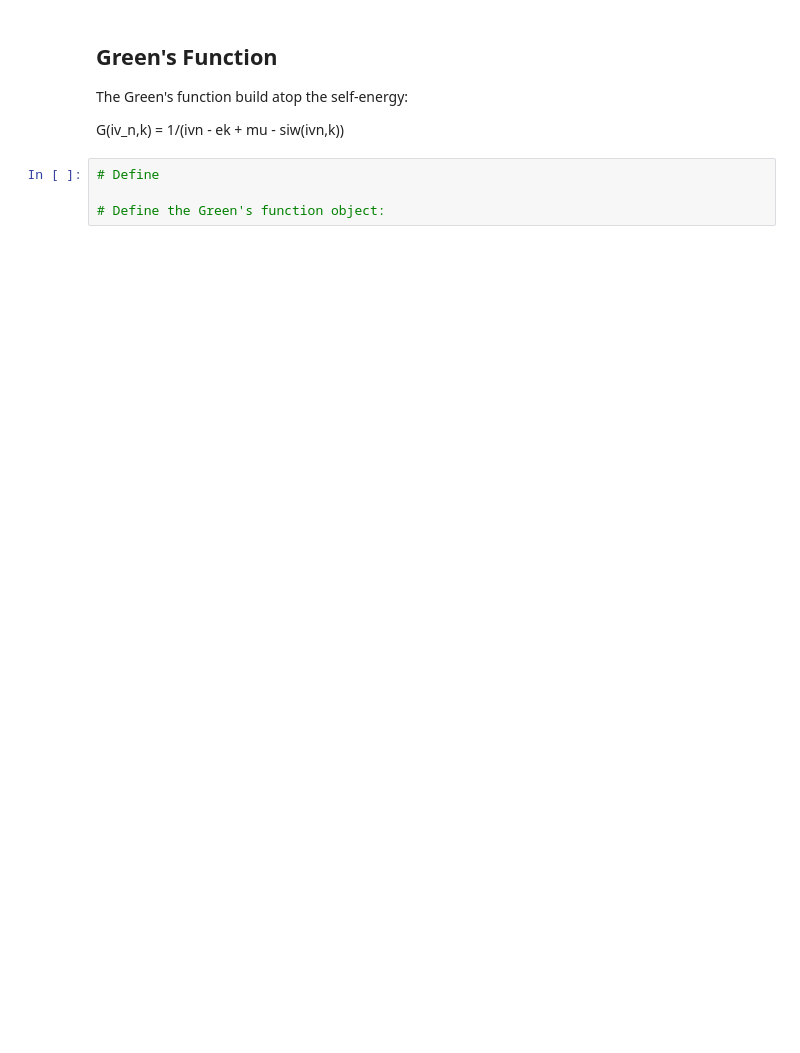
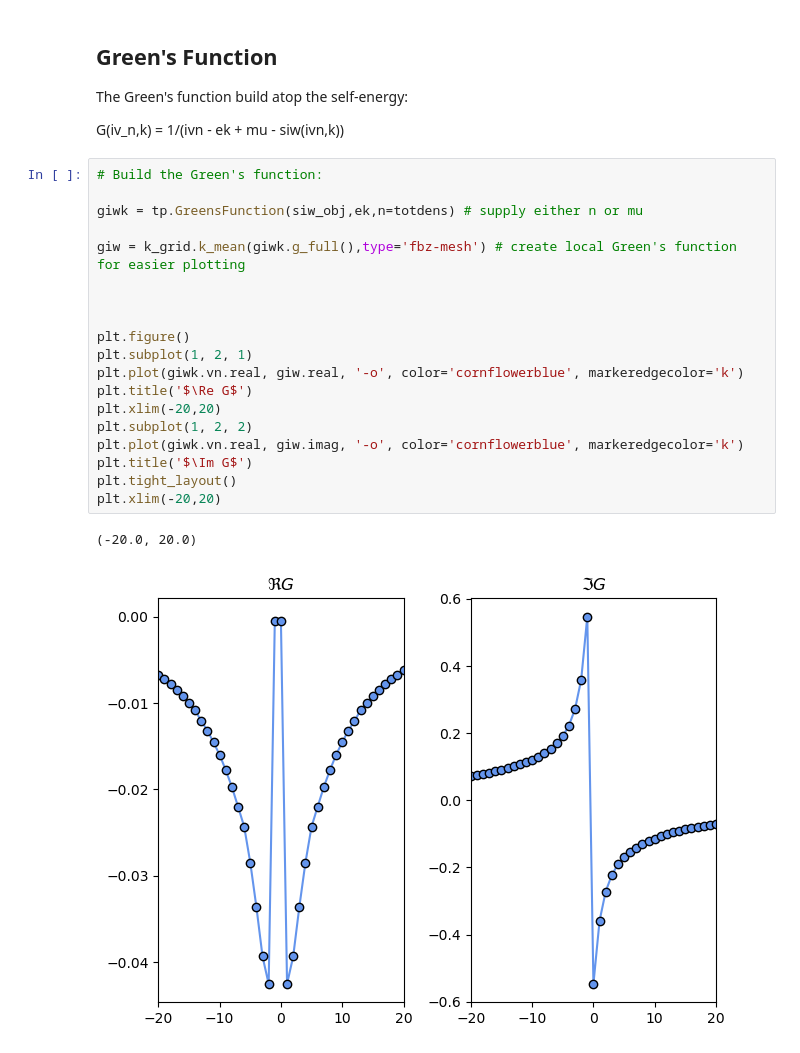
Before and after one commit to PaulWorm/DGApy, a Jupyter notebook: tutorial/Intoduction.ipynb, the cells around one changed output. Drawn from its saved outputs; the diff is of its cells as text; blank space fills up the shorter version.

```diff
--- a/tutorial/Intoduction.ipynb
+++ b/tutorial/Intoduction.ipynb
@@ -177,7 +228,25 @@ Smom1/Predicted:  -15.36 -15.921674757411035
 The Green's function build atop the self-energy:
 
 G(iv_n,k) = 1/(ivn - ek + mu - siw(ivn,k))
-# %%
-# Define
-
-# Define the Green's function object:
+# %%
+# Build the Green's function:
+
+giwk = tp.GreensFunction(siw_obj,ek,n=totdens) # supply either n or mu
+
+giw = k_grid.k_mean(giwk.g_full(),type='fbz-mesh') # create local Green's function for easier plotting
+
+
+
+plt.figure()
+plt.subplot(1, 2, 1)
+plt.plot(giwk.vn.real, giw.real, '-o', color='cornflowerblue', markeredgecolor='k')
+plt.title('$\Re G$')
+plt.xlim(-20,20)
+plt.subplot(1, 2, 2)
+plt.plot(giwk.vn.real, giw.imag, '-o', color='cornflowerblue', markeredgecolor='k')
+plt.title('$\Im G$')
+plt.tight_layout()
+plt.xlim(-20,20)
+# %% [output]
+(-20.0, 20.0)
+[figure, added]
```
Also changed, not shown: parts of 7 cells of this notebook, 1 other file.
